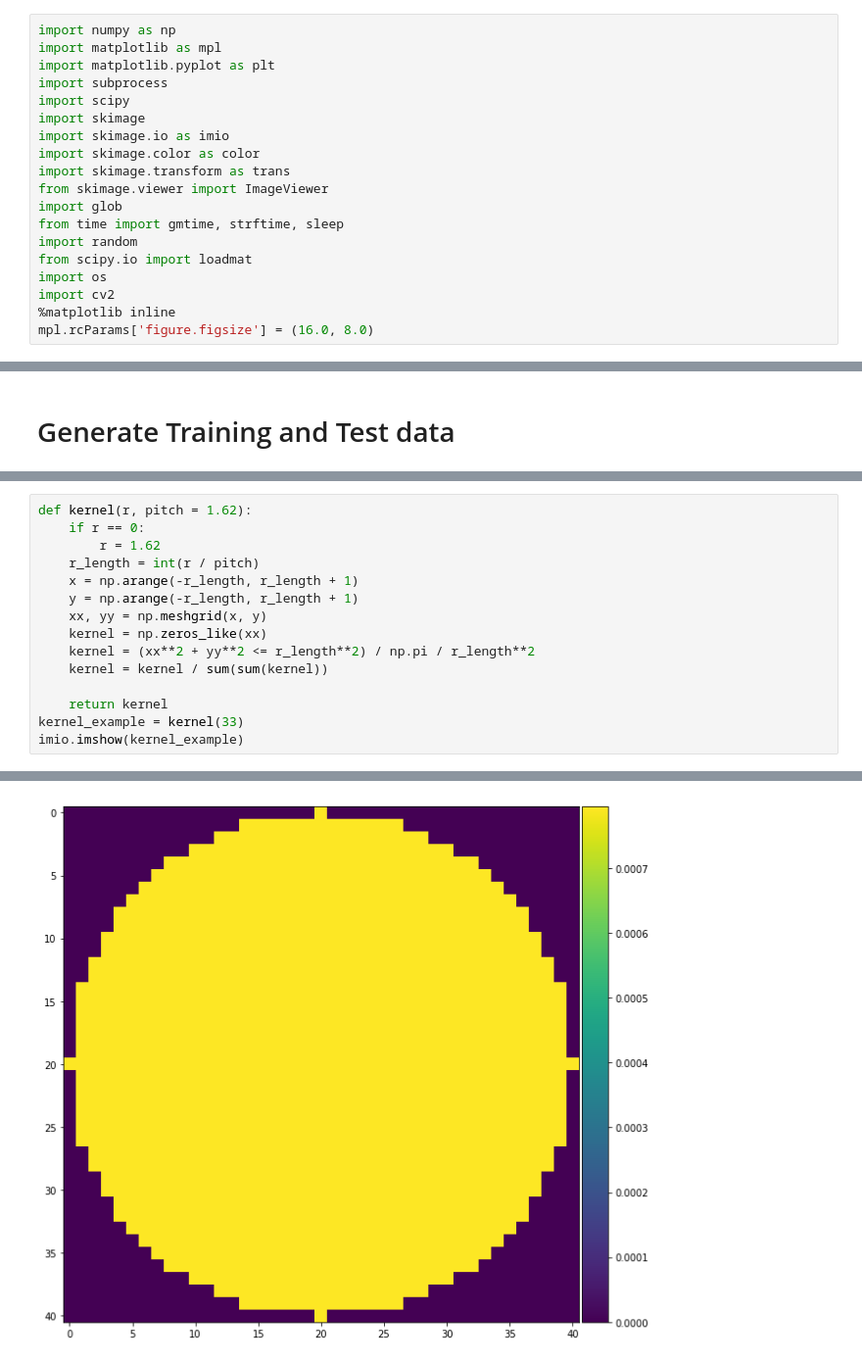
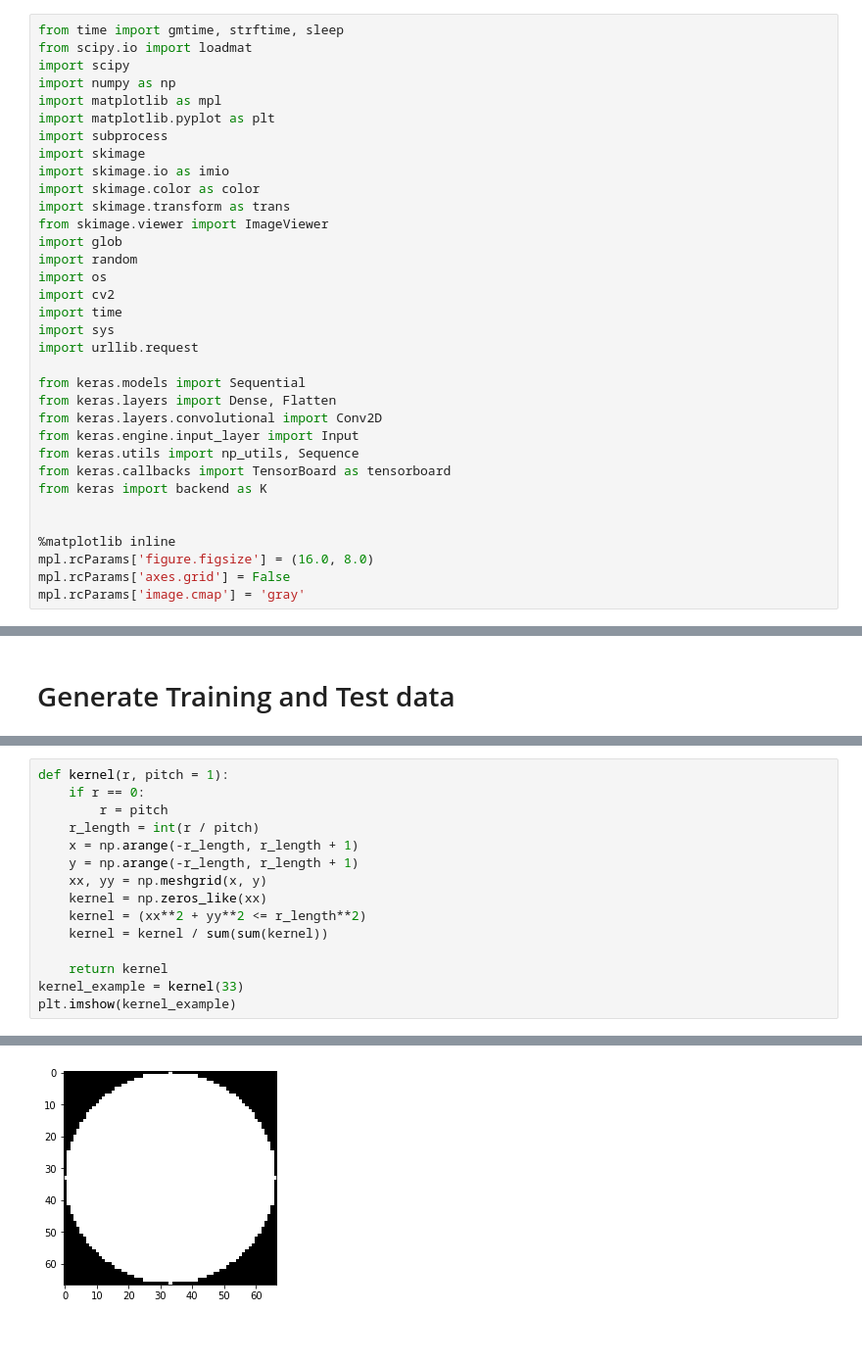
Before and after one commit to polortiz4/Smart-Cameras, a Jupyter notebook: HW4/HW4.ipynb, the cells around one changed output, grey strips where cells are left out. Shown: that part at 98% size. Drawn from its saved outputs; the diff is of its cells as text; blank space fills up the shorter version.

```diff
--- a/HW4/HW4.ipynb
+++ b/HW4/HW4.ipynb
@@ -6,21 +6,36 @@
 ## Homework 4
 ## Learning to Focus
 # %%
+from time import gmtime, strftime, sleep
+from scipy.io import loadmat
+import scipy
 import numpy as np
 import matplotlib as mpl
 import matplotlib.pyplot as plt
 import subprocess
-import scipy
 import skimage
 import skimage.io as imio
 import skimage.color as color
 import skimage.transform as trans
 from skimage.viewer import ImageViewer
 import glob
-from time import gmtime, strftime, sleep
 import random
-from scipy.io import loadmat
 import os
 import cv2
+import time
+import sys
+import urllib.request
+
+from keras.models import Sequential
+from keras.layers import Dense, Flatten
+from keras.layers.convolutional import Conv2D
+from keras.engine.input_layer import Input
+from keras.utils import np_utils, Sequence
+from keras.callbacks import TensorBoard as tensorboard
+from keras import backend as K
+
+
 %matplotlib inline
 mpl.rcParams['figure.figsize'] = (16.0, 8.0)
+mpl.rcParams['axes.grid'] = False
+mpl.rcParams['image.cmap'] = 'gray'
@@ -71,20 +105,20 @@ def divide_image(image, block_size = 512):
 # %%
-def kernel(r, pitch = 1.62):
+def kernel(r, pitch = 1):
     if r == 0:
-        r = 1.62
+        r = pitch
     r_length = int(r / pitch)
     x = np.arange(-r_length, r_length + 1)
     y = np.arange(-r_length, r_length + 1)
     xx, yy = np.meshgrid(x, y)
     kernel = np.zeros_like(xx)
-    kernel = (xx**2 + yy**2 <= r_length**2) / np.pi / r_length**2
+    kernel = (xx**2 + yy**2 <= r_length**2)
     kernel = kernel / sum(sum(kernel))
 
     return kernel
 kernel_example = kernel(33)
-imio.imshow(kernel_example)
+plt.imshow(kernel_example)
 # %% [output]
 <matplotlib.image.AxesImage at 0x...>
-[figure, old version]
+[figure, new version]
 # %%
 def forward_model(image, r, alpha = 1):
```
Also changed, not shown: parts of 30 cells of this notebook.
